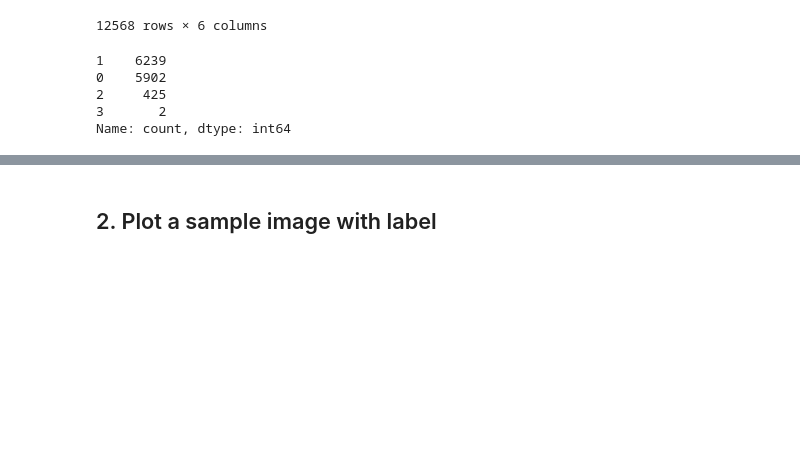
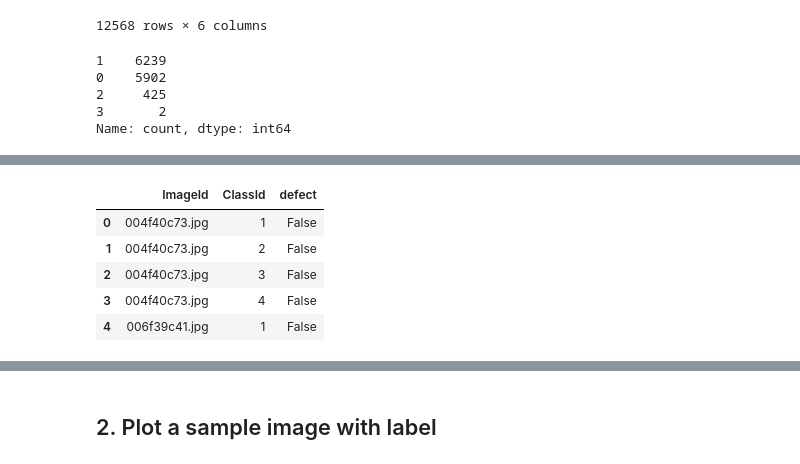
Before and after one commit to raymondlam19/Steel-Defect-Detection-Pytorch, a Jupyter notebook: notebook/1_csv.ipynb, the cells around one changed output, grey strips where cells are left out. Drawn from its saved outputs; the diff is of its cells as text; code cells hidden in the pictures; blank space fills up the shorter version.

```diff
--- a/notebook/1_csv.ipynb
+++ b/notebook/1_csv.ipynb
@@ -119,0 +141,14 @@ train1.iloc[:, :-1].to_csv('..\input/train_pivot.csv', index=False)
+# %%
+df_test['ImageId'] = df_test['ImageId_ClassId'].str[:-2]
+df_test['ClassId'] = df_test['ImageId_ClassId'].str[-1:]
+df_test['defect'] = False
+
+df_test = df_test[['ImageId','ClassId', 'defect']]
+df_test.head()
+# %% [output]
+|  | ImageId | ClassId | defect |
+| 0 | 004f40c73.jpg | 1 | False |
+| 1 | 004f40c73.jpg | 2 | False |
+| 2 | 004f40c73.jpg | 3 | False |
+| 3 | 004f40c73.jpg | 4 | False |
+| 4 | 006f39c41.jpg | 1 | False |
```
Also changed, not shown: parts of 7 cells of this notebook, 3 other files.
